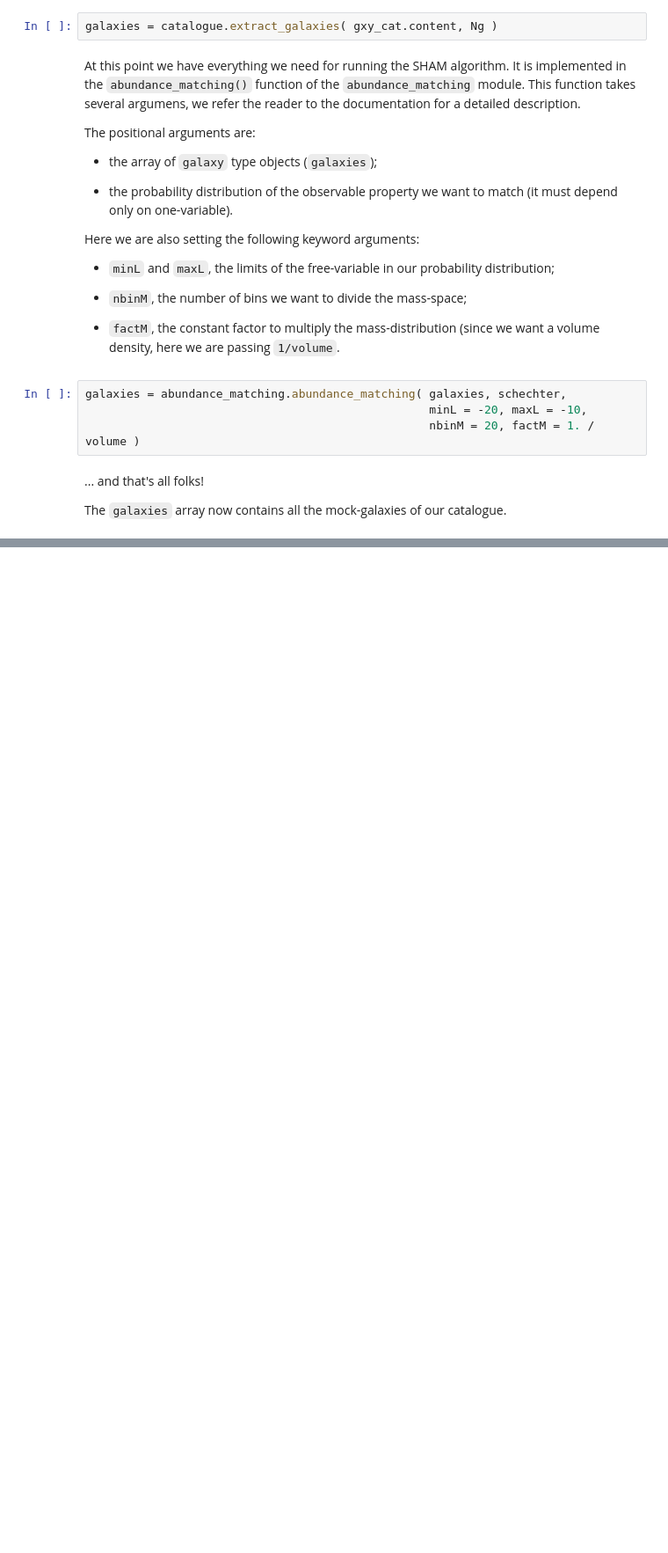
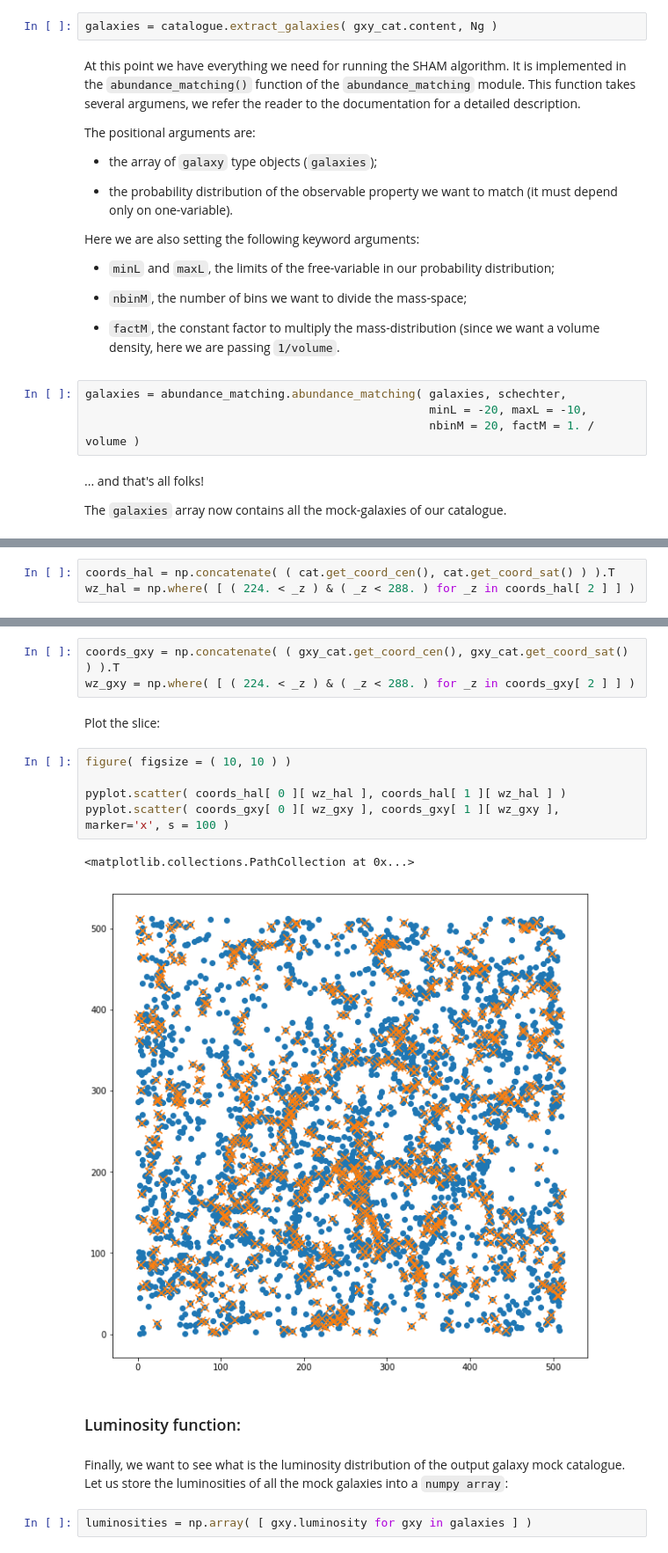
Before and after one commit to TommasoRonconi/scampy, a Jupyter notebook: examples/scampy_quickstart.ipynb, the cells around one changed output, grey strips where cells are left out. Shown at 88% size. Saved outputs shown, nothing was run; the diff lists cells and outputs as text; blank space fills up the shorter version.

```diff
--- a/examples/scampy_quickstart.ipynb
+++ b/examples/scampy_quickstart.ipynb
@@ -112,0 +180,3 @@ The `galaxies` array now contains all the mock-galaxies of our catalogue.
+# %%
+coords_hal = np.concatenate( ( cat.get_coord_cen(), cat.get_coord_sat() ) ).T
+wz_hal = np.where( [ ( 224. < _z ) & ( _z < 288. ) for _z in coords_hal[ 2 ] ] )
@@ -112,0 +185,20 @@ The `galaxies` array now contains all the mock-galaxies of our catalogue.
+# %%
+coords_gxy = np.concatenate( ( gxy_cat.get_coord_cen(), gxy_cat.get_coord_sat() ) ).T
+wz_gxy = np.where( [ ( 224. < _z ) & ( _z < 288. ) for _z in coords_gxy[ 2 ] ] )
+# %% [markdown]
+Plot the slice:
+# %%
+figure( figsize = ( 10, 10 ) )
+
+pyplot.scatter( coords_hal[ 0 ][ wz_hal ], coords_hal[ 1 ][ wz_hal ] )
+pyplot.scatter( coords_gxy[ 0 ][ wz_gxy ], coords_gxy[ 1 ][ wz_gxy ], marker='x', s = 100 )
+# %% [output]
+<matplotlib.collections.PathCollection at 0x...>
+[figure, added]
+# %% [markdown]
+### Luminosity function:
+# %% [markdown]
+Finally, we want to see what is the luminosity distribution of the output galaxy mock catalogue.
+Let us store the luminosities of all the mock galaxies into a `numpy array`:
+# %%
+luminosities = np.array( [ gxy.luminosity for gxy in galaxies ] )
```
Also changed, not shown: parts of 24 cells of this notebook.
